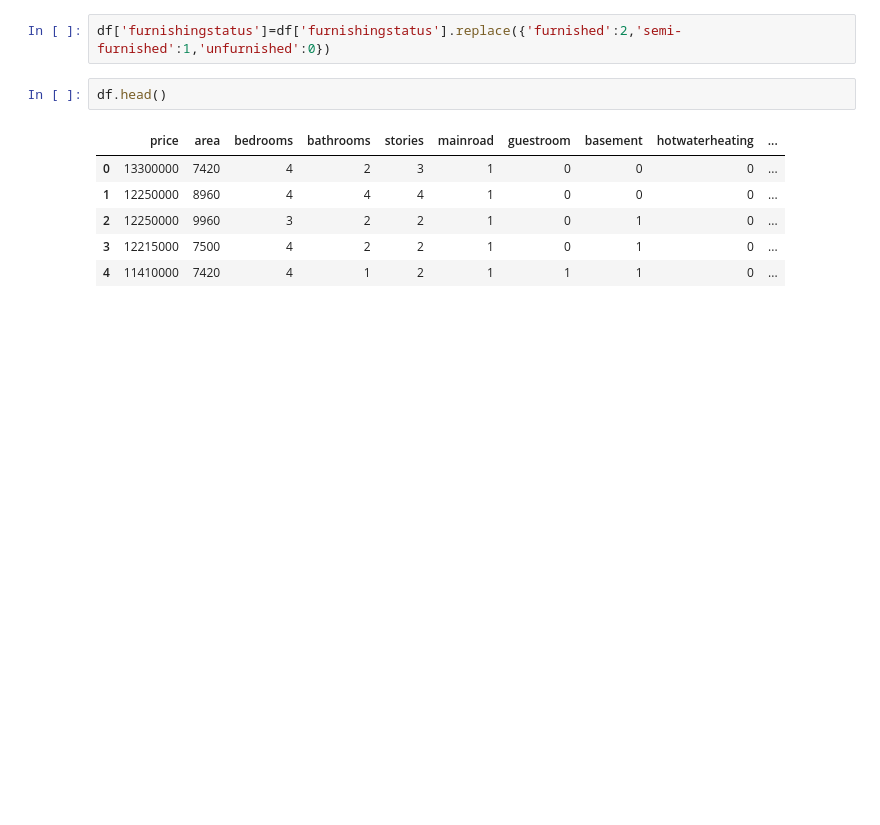
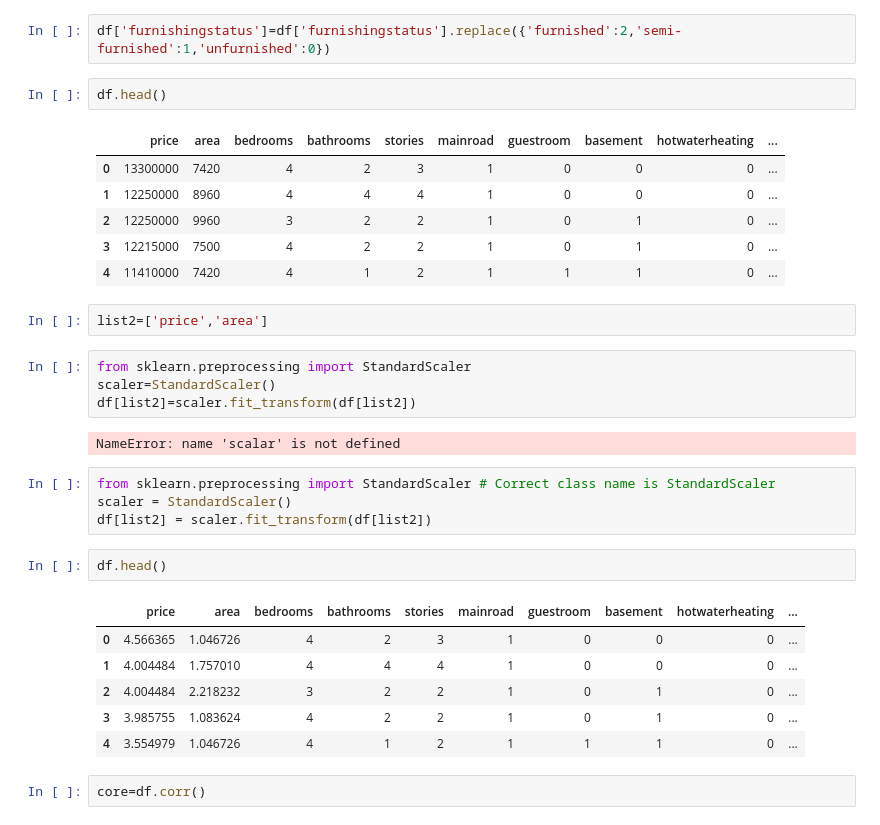
Before and after one commit to arikrishnan123/machine-learning-project-2, a Jupyter notebook: Untitled7.ipynb, the cells around one changed output. Cells and saved outputs as stored; diff of their text form; blank space fills up the shorter version.

```diff
--- a/Untitled7.ipynb
+++ b/Untitled7.ipynb
@@ -83,3 +83,26 @@ df.head()
 | 2 | 12250000 | 9960 | 3 | 2 | 2 | 1 | 0 | 1 | 0 | ... |
 | 3 | 12215000 | 7500 | 4 | 2 | 2 | 1 | 0 | 1 | 0 | ... |
 | 4 | 11410000 | 7420 | 4 | 1 | 2 | 1 | 1 | 1 | 0 | ... |
+# %%
+list2=['price','area']
+# %%
+from sklearn.preprocessing import StandardScaler
+scaler=StandardScaler()
+df[list2]=scaler.fit_transform(df[list2])
+# %% [output]
+NameError: name 'scalar' is not defined
+# %%
+from sklearn.preprocessing import StandardScaler # Correct class name is StandardScaler
+scaler = StandardScaler()
+df[list2] = scaler.fit_transform(df[list2])
+# %%
+df.head()
+# %% [output]
+|  | price | area | bedrooms | bathrooms | stories | mainroad | guestroom | basement | hotwaterheating | ... |
+| 0 | 4.566365 | 1.046726 | 4 | 2 | 3 | 1 | 0 | 0 | 0 | ... |
+| 1 | 4.004484 | 1.757010 | 4 | 4 | 4 | 1 | 0 | 0 | 0 | ... |
+| 2 | 4.004484 | 2.218232 | 3 | 2 | 2 | 1 | 0 | 1 | 0 | ... |
+| 3 | 3.985755 | 1.083624 | 4 | 2 | 2 | 1 | 0 | 1 | 0 | ... |
+| 4 | 3.554979 | 1.046726 | 4 | 1 | 2 | 1 | 1 | 1 | 0 | ... |
+# %%
+core=df.corr()
```
Also changed, not shown: parts of 11 cells of this notebook.
